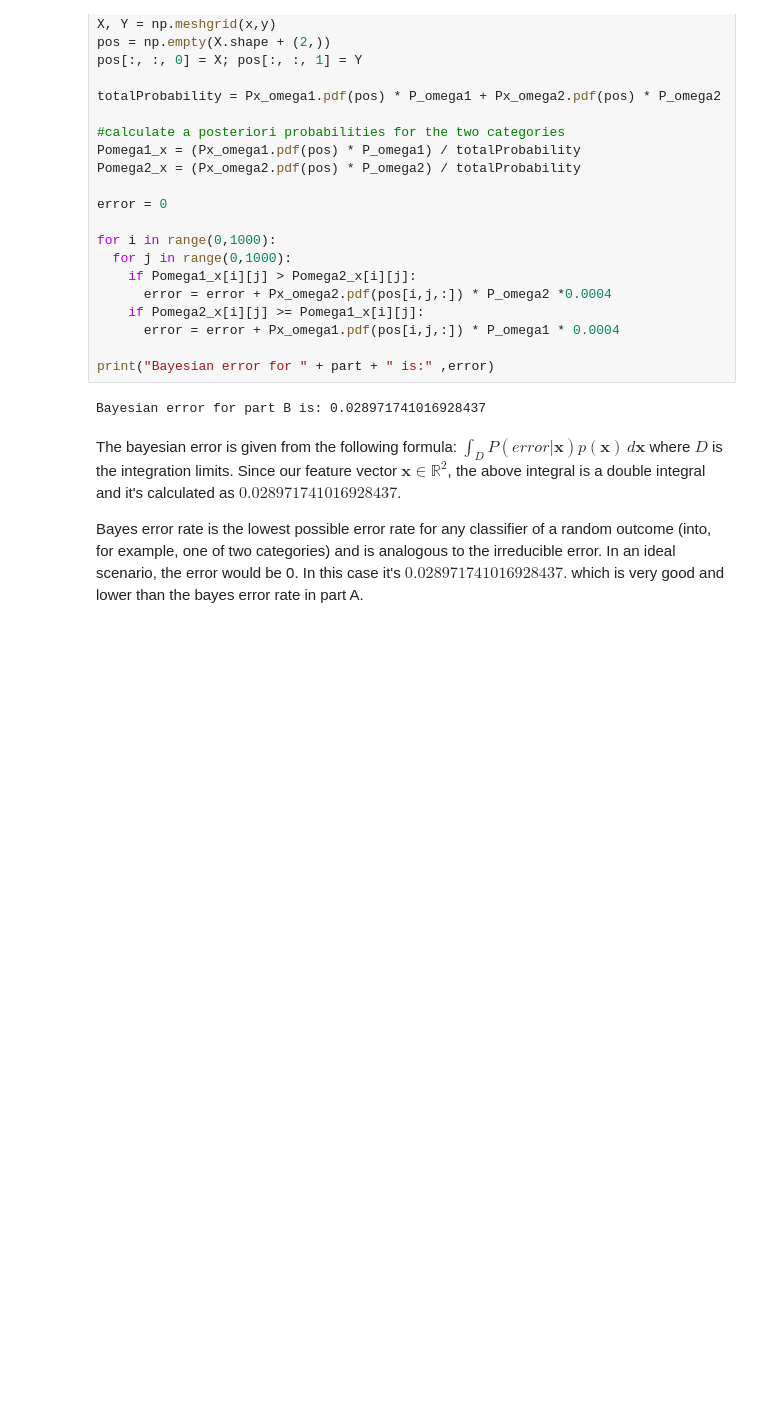
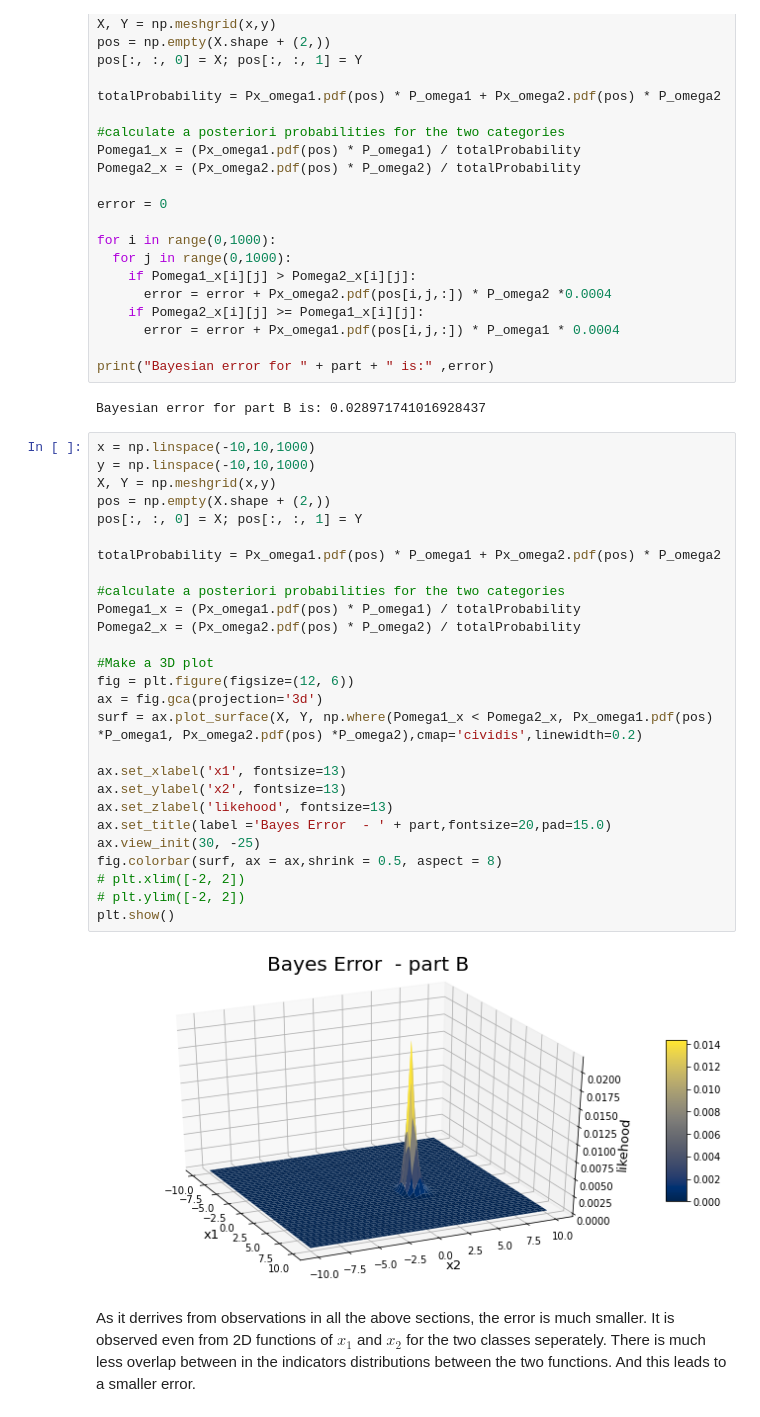
Before and after one commit to Sourland/pattern-recognision, a Jupyter notebook: Naive_Bayes.ipynb, the cells around one changed output. Cells and saved outputs as stored; diff of their text form; blank space fills up the shorter version.

```diff
--- a/Naive_Bayes.ipynb
+++ b/Naive_Bayes.ipynb
@@ -511,10 +509,34 @@ for i in range(0,1000):
 print("Bayesian error for " + part + " is:" ,error)
 # %% [output]
 Bayesian error for part B is: 0.028971741016928437
-# %% [markdown]
-The bayesian error is given from the following formula:
-$ \int_{D}^{} P(error|\textbf{x})p(\textbf{x}) \,d\textbf{x} $
-where $D$ is the integration limits. Since our feature vector $\textbf{x} \in 	\mathbb{R}^2$, the above integral is a double integral
-and it's calculated as $0.028971741016928437$.
-
-Bayes error rate is the lowest possible error rate for any classifier of a random outcome (into, for example, one of two categories) and is analogous to the irreducible error. In an ideal scenario, the error would be 0. In this case it's $0.028971741016928437$. which is very good and lower than the bayes error rate in part A.
+# %%
+x = np.linspace(-10,10,1000)
+y = np.linspace(-10,10,1000)
+X, Y = np.meshgrid(x,y)
+pos = np.empty(X.shape + (2,))
+pos[:, :, 0] = X; pos[:, :, 1] = Y
+
+totalProbability = Px_omega1.pdf(pos) * P_omega1 + Px_omega2.pdf(pos) * P_omega2
+
+#calculate a posteriori probabilities for the two categories
+Pomega1_x = (Px_omega1.pdf(pos) * P_omega1) / totalProbability
+Pomega2_x = (Px_omega2.pdf(pos) * P_omega2) / totalProbability
+
+#Make a 3D plot
+fig = plt.figure(figsize=(12, 6))
+ax = fig.gca(projection='3d')
+surf = ax.plot_surface(X, Y, np.where(Pomega1_x < Pomega2_x, Px_omega1.pdf(pos) *P_omega1, Px_omega2.pdf(pos) *P_omega2),cmap='cividis',linewidth=0.2)
+
+ax.set_xlabel('x1', fontsize=13)
+ax.set_ylabel('x2', fontsize=13)
+ax.set_zlabel('likehood', fontsize=13)
+ax.set_title(label ='Bayes Error  - ' + part,fontsize=20,pad=15.0)
+ax.view_init(30, -25)
+fig.colorbar(surf, ax = ax,shrink = 0.5, aspect = 8)
+# plt.xlim([-2, 2])
+# plt.ylim([-2, 2])
+plt.show()
+# %% [output]
+[figure, added]
+# %% [markdown]
+As it derrives from observations in all the above sections, the error is much smaller. It is observed even from 2D functions of $x_1$ and $x_2$ for the two classes seperately. There is much less overlap between in the indicators distributions between the two functions. And this leads to a smaller error.
```
Also changed, not shown: parts of 17 cells of this notebook.
